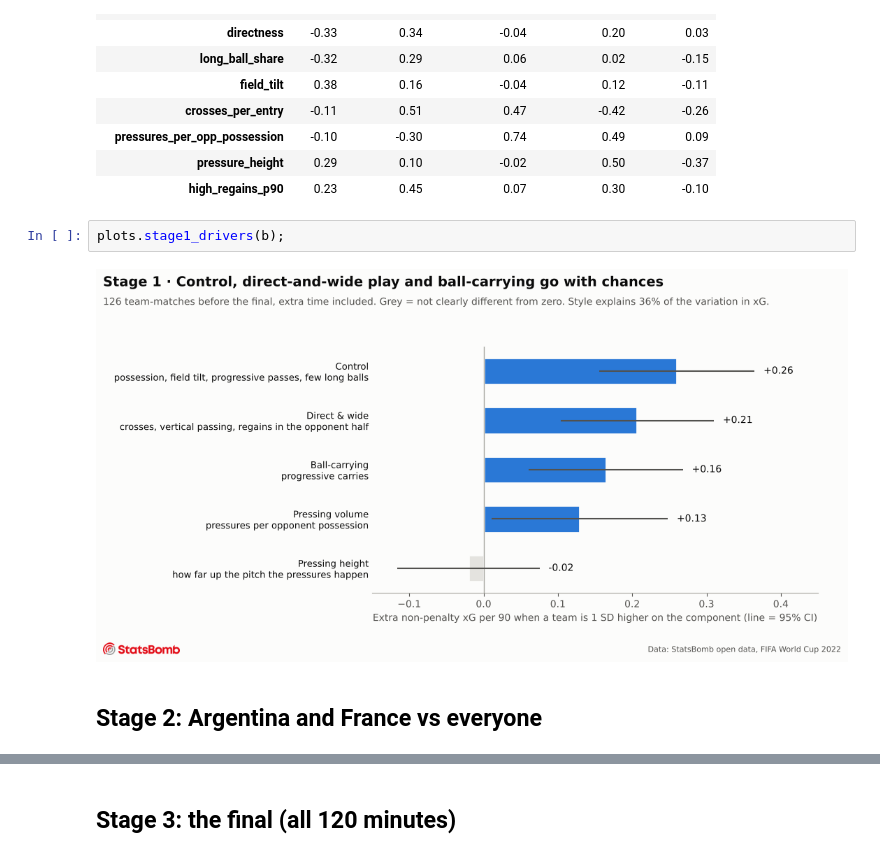
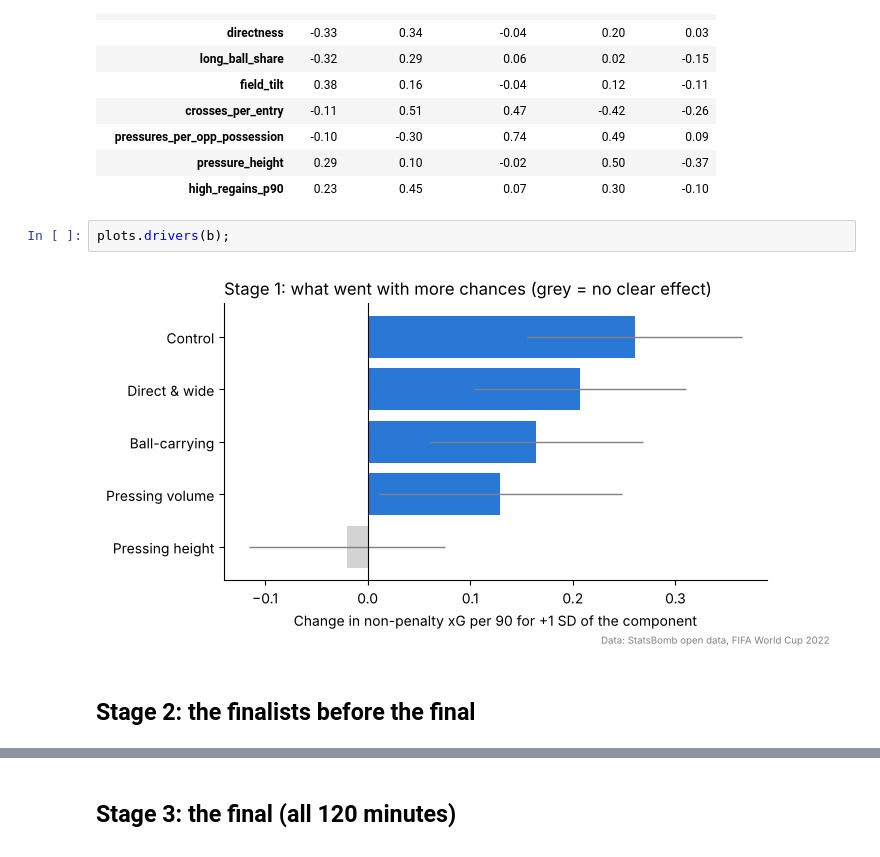
Before and after one commit to meyenk/wc2022-xG-analysis, a Jupyter notebook: notebooks/analysis.ipynb, the cells around one changed output, grey strips where cells are left out. Saved outputs shown, nothing was run; the diff lists cells and outputs as text.

```diff
--- a/notebooks/analysis.ipynb
+++ b/notebooks/analysis.ipynb
@@ -106,9 +107,9 @@ b.loadings.rename(columns=model.NAMES).round(2)
 | pressure_height | 0.29 | 0.10 | -0.02 | 0.50 | -0.37 |
 | high_regains_p90 | 0.23 | 0.45 | 0.07 | 0.30 | -0.10 |
 # %%
-plots.stage1_drivers(b);
+plots.drivers(b);
 # %% [output]
-[figure, old version]
+[figure, new version]
-# %% [markdown]
-## Stage 2: Argentina and France vs everyone
+# %% [markdown]
+## Stage 2: the finalists before the final
 # %%
```
Also changed, not shown: parts of 23 cells of this notebook, 12 other files.
